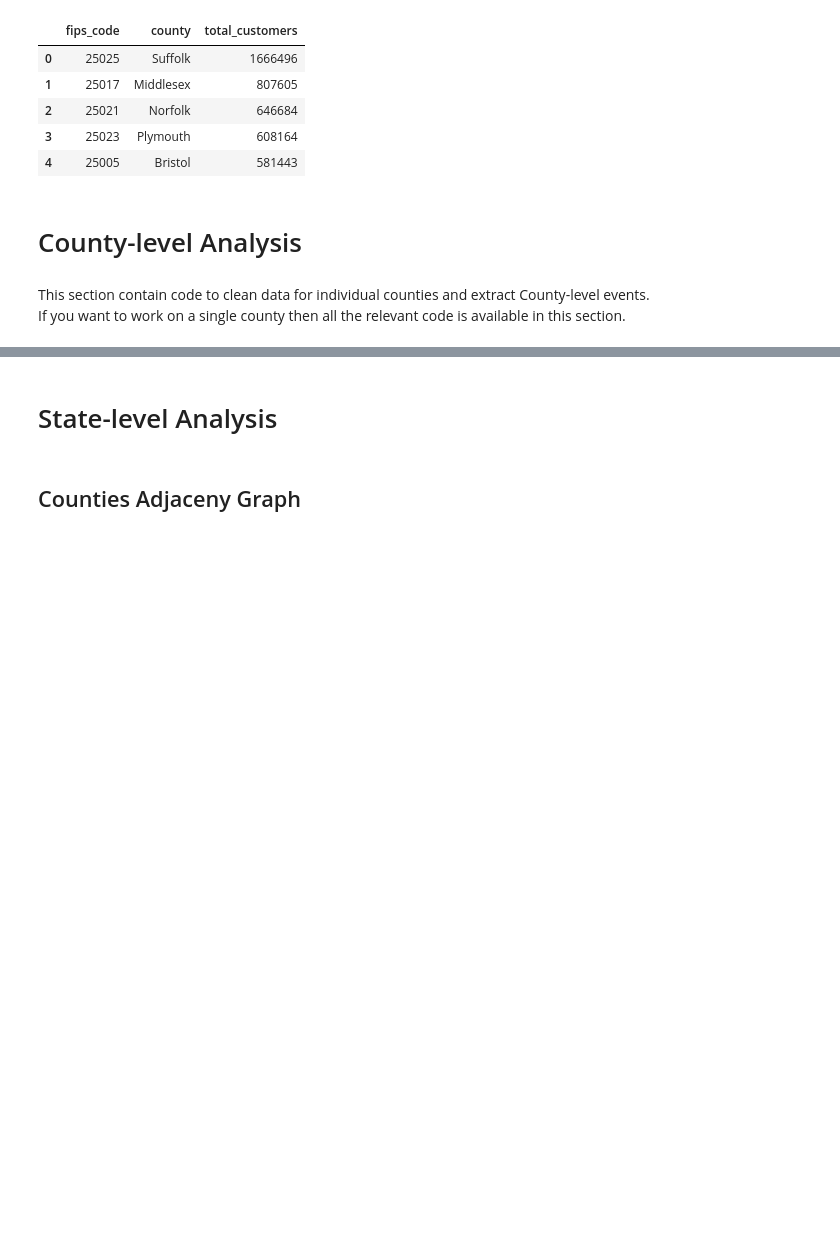
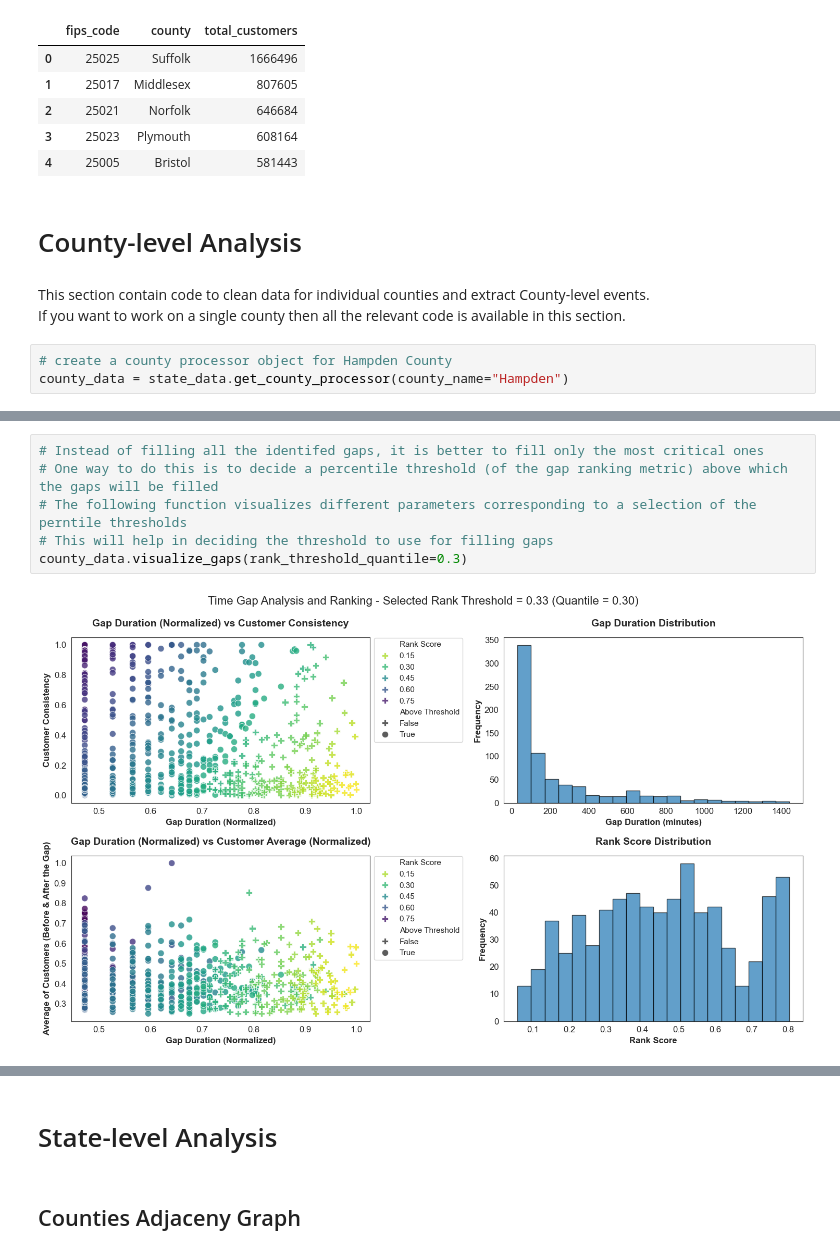
Before and after one commit to arslanleo/eagleiDataProcessor, a Jupyter notebook: eaglei_analysis.ipynb, the cells around one changed output, grey strips where cells are left out. Drawn from its saved outputs; the diff is of its cells as text; blank space fills up the shorter version.

Commit message:
Integrated county-level functions

```diff
--- a/eaglei_analysis.ipynb
+++ b/eaglei_analysis.ipynb
@@ -95,3 +95,6 @@ state_data.county_wide_customers.head()
 # %% [markdown]
 This section contain code to clean data for individual counties and extract County-level events.
 If you want to work on a single county then all the relevant code is available in this section.
+# %%
+# create a county processor object for Hampden County
+county_data = state_data.get_county_processor(county_name="Hampden")
@@ -97,0 +113,8 @@ If you want to work on a single county then all the relevant code is available i
+# %%
+# Instead of filling all the identifed gaps, it is better to fill only the most critical ones
+# One way to do this is to decide a percentile threshold (of the gap ranking metric) above which the gaps will be filled
+# The following function visualizes different parameters corresponding to a selection of the perntile thresholds
+# This will help in deciding the threshold to use for filling gaps
+county_data.visualize_gaps(rank_threshold_quantile=0.3)
+# %% [output]
+[figure, added]
```
Also changed, not shown: parts of 12 cells of this notebook, 3 other files.
